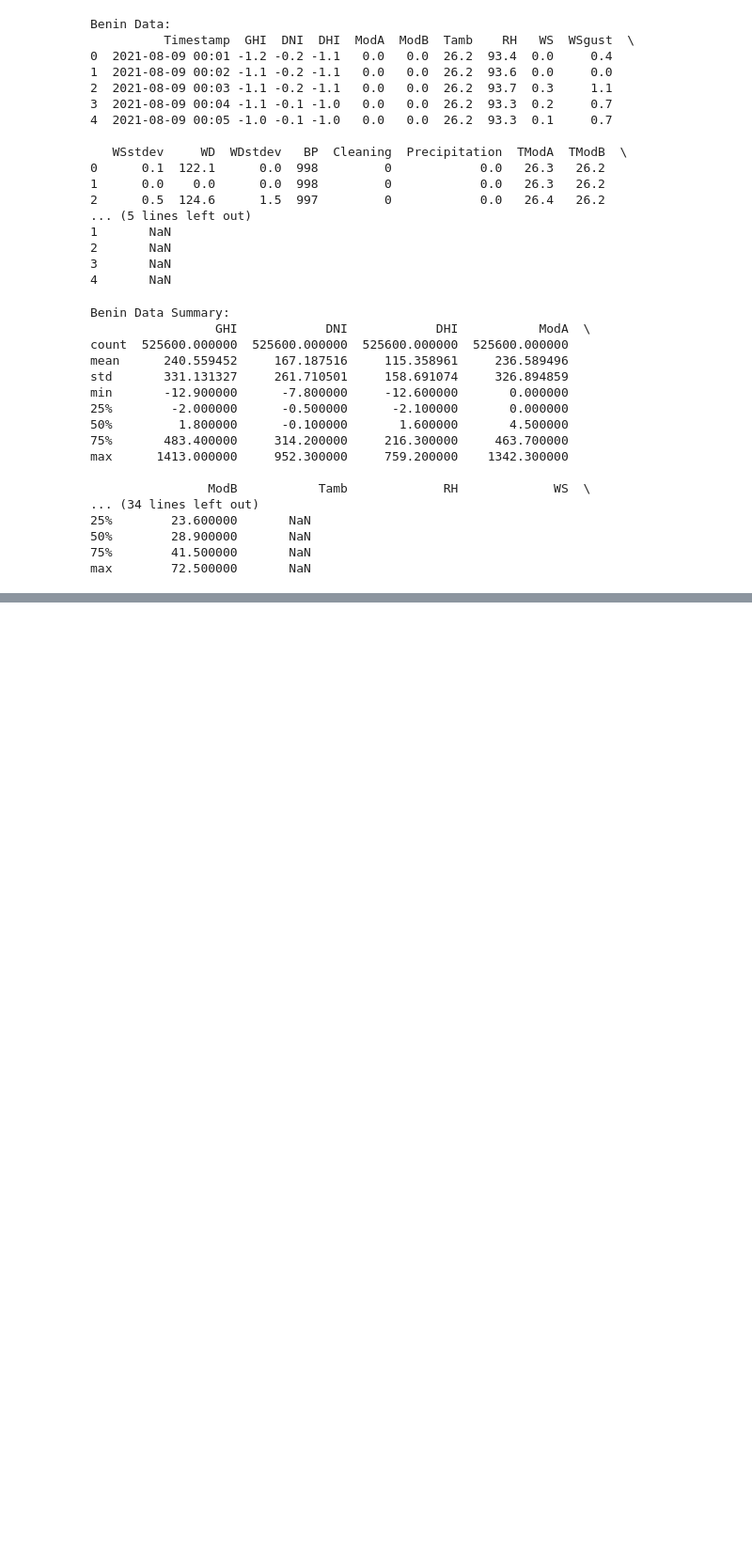
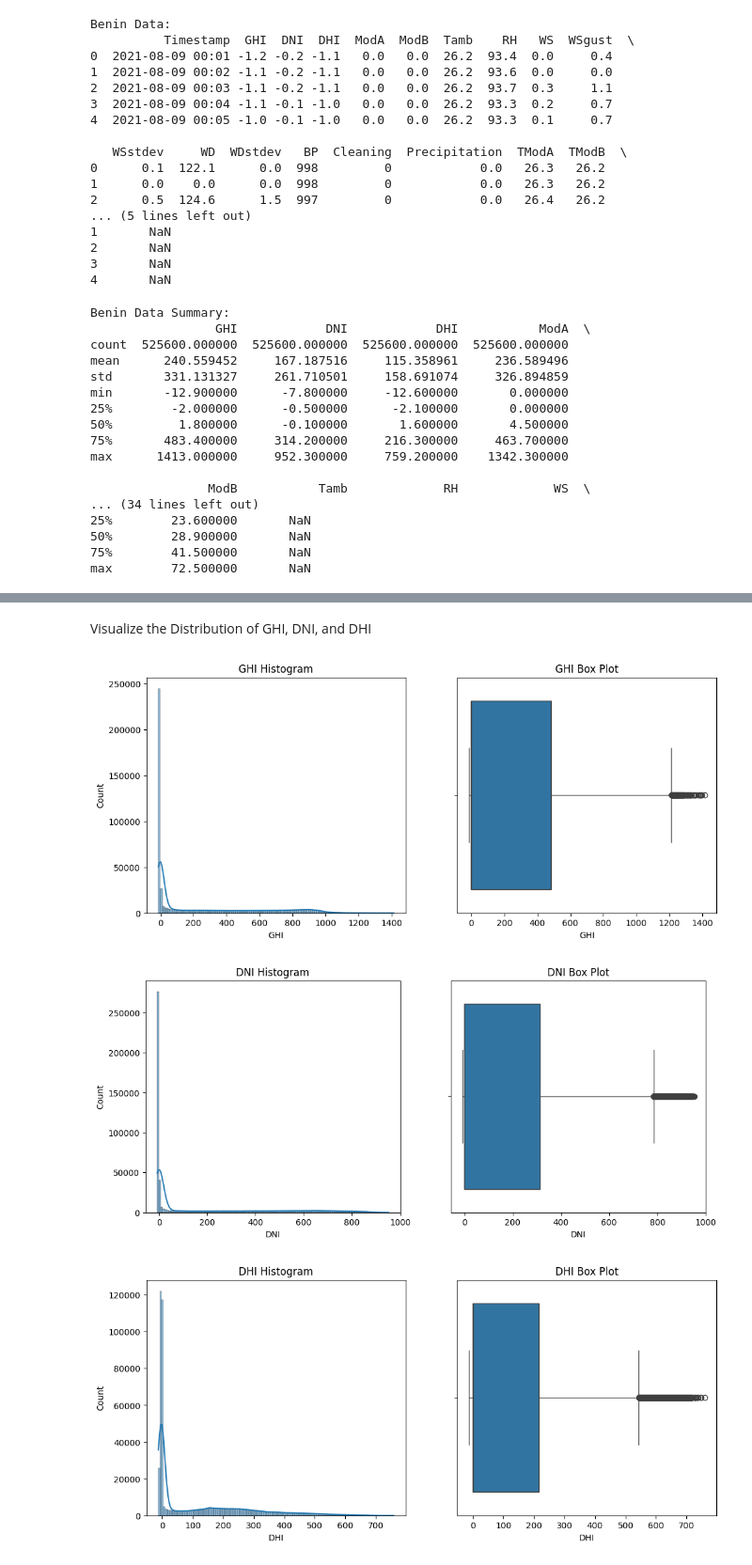
Before and after one commit to NaimaT15/Solar-Radiation-Measurement, a Jupyter notebook: notebooks/EDA.ipynb, the cells around one changed output, grey strips where cells are left out. Shown: that part at 94% size. Cells and saved outputs as stored; diff of their text form; code cells hidden in the pictures; blank space fills up the shorter version.

```diff
--- a/notebooks/EDA.ipynb
+++ b/notebooks/EDA.ipynb
@@ -47,0 +110,46 @@ max        72.500000       NaN
+# %% [markdown]
+Visualize the Distribution of GHI, DNI, and DHI
+# %%
+from scipy.stats import zscore # type: ignore
+import matplotlib.pyplot as plt
+import seaborn as sns
+
+# List of columns to analyze
+columns_to_analyze = ['GHI', 'DNI', 'DHI']
+
+# Plot histograms and box plots
+for column in columns_to_analyze:
+    plt.figure(figsize=(12, 5))
+
+    # Histogram
+    plt.subplot(1, 2, 1)
+    sns.histplot(df_benin[column], kde=True)
+    plt.title(f'{column} Histogram')
+
+    # Box plot
+    plt.subplot(1, 2, 2)
+    sns.boxplot(x=df_benin[column])
+    plt.title(f'{column} Box Plot')
+
+    plt.show()
+
+# Calculate Z-scores for the columns of interest
+df_benin['GHI_zscore'] = zscore(df_benin['GHI'])
+df_benin['DNI_zscore'] = zscore(df_benin['DNI'])
+df_benin['DHI_zscore'] = zscore(df_benin['DHI'])
+df_benin['ModA_zscore'] = zscore(df_benin['ModA'])
+df_benin['ModB_zscore'] = zscore(df_benin['ModB'])
+df_benin['WS_zscore'] = zscore(df_benin['WS'])
+df_benin['WSgust_zscore'] = zscore(df_benin['WSgust'])
+
+# Identify outliers (Z-score greater than 3 or less than -3)
+outliers = df_benin[(df_benin['GHI_zscore'].abs() > 3) | (df_benin['DNI_zscore'].abs() > 3) |
+              (df_benin['DHI_zscore'].abs() > 3) | (df_benin['ModA_zscore'].abs() > 3) |
+              (df_benin['ModB_zscore'].abs() > 3) | (df_benin['WS_zscore'].abs() > 3) |
+              (df_benin['WSgust_zscore'].abs() > 3)]
+
+print("Outliers:\n", outliers)
+# %% [output]
+[figure, added]
+[figure, added]
+[figure, added]
```
Also changed, not shown: parts of 11 cells of this notebook.
